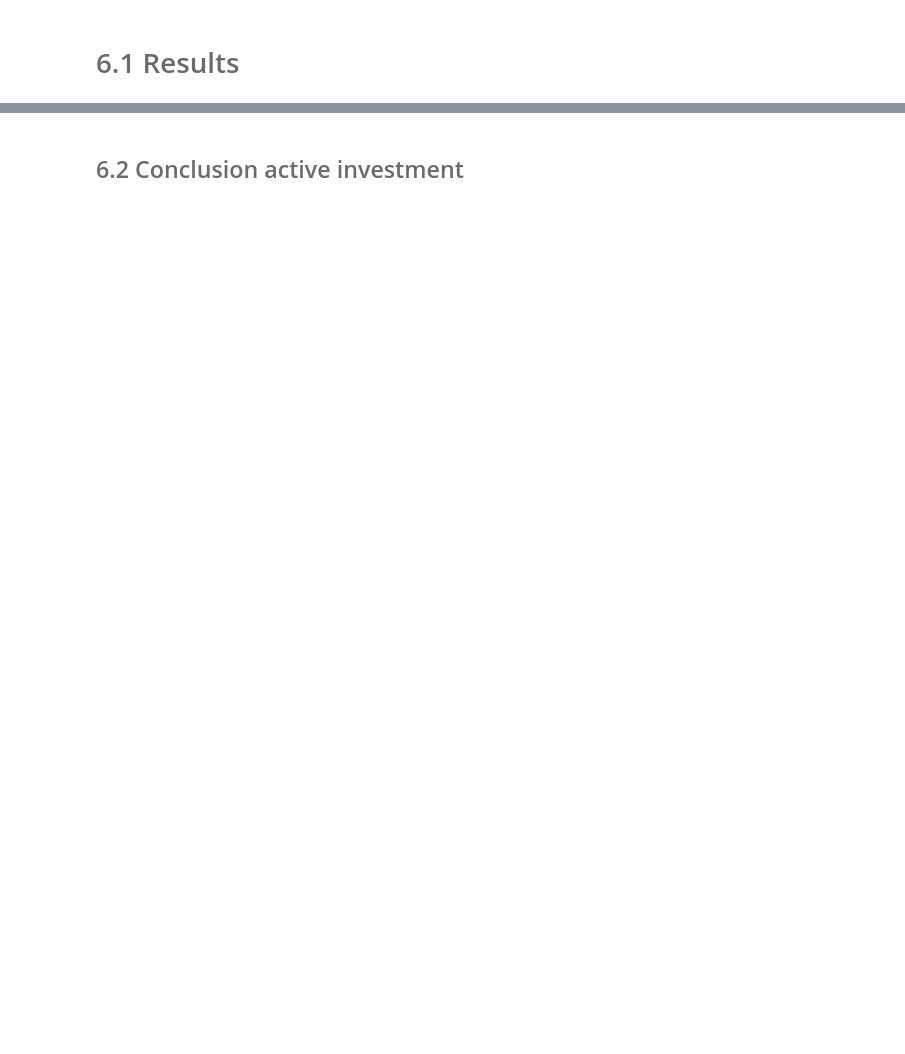
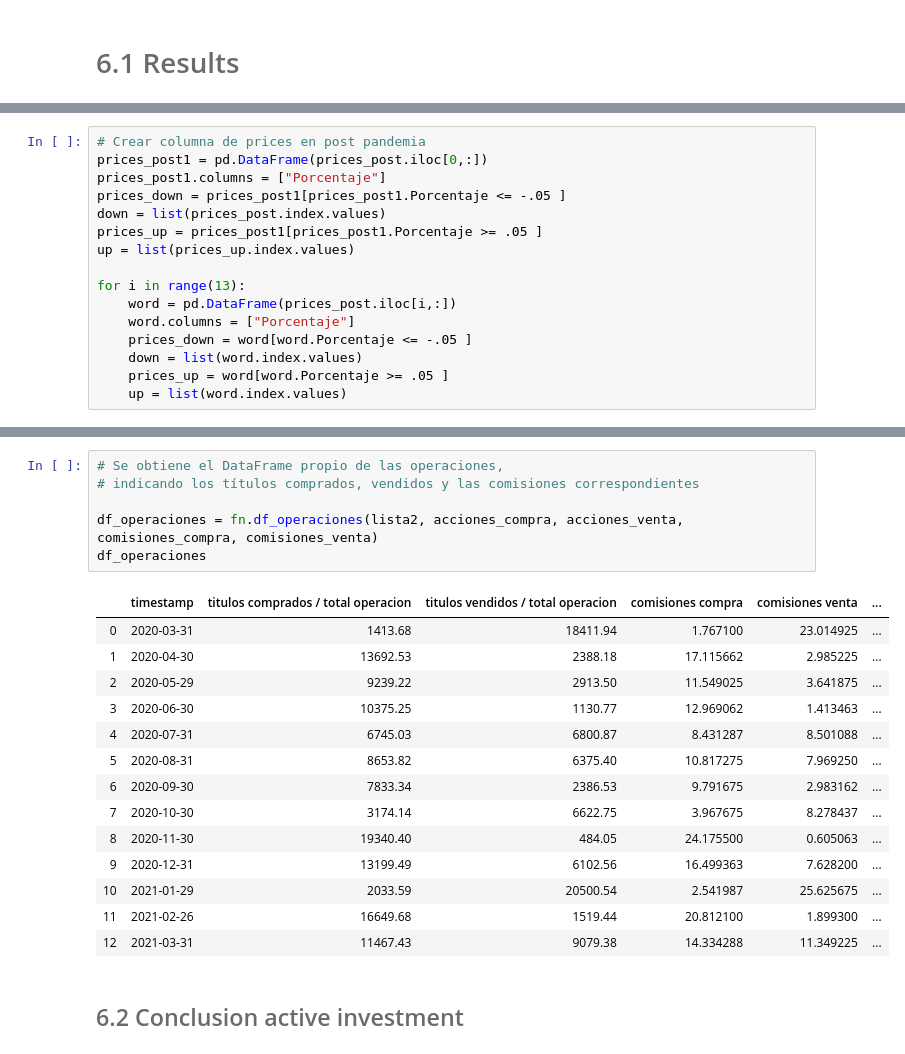
Before and after one commit to chelsi122/Laboratorio1, a Jupyter notebook: Notebook.ipynb, the cells around one changed output, grey strips where cells are left out. Saved outputs shown, nothing was run; the diff lists cells and outputs as text; blank space fills up the shorter version.

```diff
--- a/Notebook.ipynb
+++ b/Notebook.ipynb
@@ -343,0 +373,16 @@ capital
+# %%
+# Crear columna de prices en post pandemia
+prices_post1 = pd.DataFrame(prices_post.iloc[0,:])
+prices_post1.columns = ["Porcentaje"]
+prices_down = prices_post1[prices_post1.Porcentaje <= -.05 ]
+down = list(prices_post.index.values)
+prices_up = prices_post1[prices_post1.Porcentaje >= .05 ]
+up = list(prices_up.index.values)
+
+for i in range(13):
+    word = pd.DataFrame(prices_post.iloc[i,:])
+    word.columns = ["Porcentaje"]
+    prices_down = word[word.Porcentaje <= -.05 ]
+    down = list(word.index.values)
+    prices_up = word[word.Porcentaje >= .05 ]
+    up = list(word.index.values)
@@ -344,2 +500,23 @@ capital
+# %%
+# Se obtiene el DataFrame propio de las operaciones,
+# indicando los títulos comprados, vendidos y las comisiones correspondientes
+
+df_operaciones = fn.df_operaciones(lista2, acciones_compra, acciones_venta, comisiones_compra, comisiones_venta)
+df_operaciones
+# %% [output]
+|  | timestamp | titulos comprados / total operacion | titulos vendidos / total operacion | comisiones compra | comisiones venta | ... |
+| 0 | 2020-03-31 | 1413.68 | 18411.94 | 1.767100 | 23.014925 | ... |
+| 1 | 2020-04-30 | 13692.53 | 2388.18 | 17.115662 | 2.985225 | ... |
+| 2 | 2020-05-29 | 9239.22 | 2913.50 | 11.549025 | 3.641875 | ... |
+| 3 | 2020-06-30 | 10375.25 | 1130.77 | 12.969062 | 1.413463 | ... |
+| 4 | 2020-07-31 | 6745.03 | 6800.87 | 8.431287 | 8.501088 | ... |
+| 5 | 2020-08-31 | 8653.82 | 6375.40 | 10.817275 | 7.969250 | ... |
+| 6 | 2020-09-30 | 7833.34 | 2386.53 | 9.791675 | 2.983162 | ... |
+| 7 | 2020-10-30 | 3174.14 | 6622.75 | 3.967675 | 8.278437 | ... |
+| 8 | 2020-11-30 | 19340.40 | 484.05 | 24.175500 | 0.605063 | ... |
+| 9 | 2020-12-31 | 13199.49 | 6102.56 | 16.499363 | 7.628200 | ... |
+| 10 | 2021-01-29 | 2033.59 | 20500.54 | 2.541987 | 25.625675 | ... |
+| 11 | 2021-02-26 | 16649.68 | 1519.44 | 20.812100 | 1.899300 | ... |
+| 12 | 2021-03-31 | 11467.43 | 9079.38 | 14.334288 | 11.349225 | ... |
 # %% [markdown]
 ## <font color= #6B6B6B> 6.2 Conclusion active investment </font>
```
Also changed, not shown: parts of 14 cells of this notebook, 4 other files.
